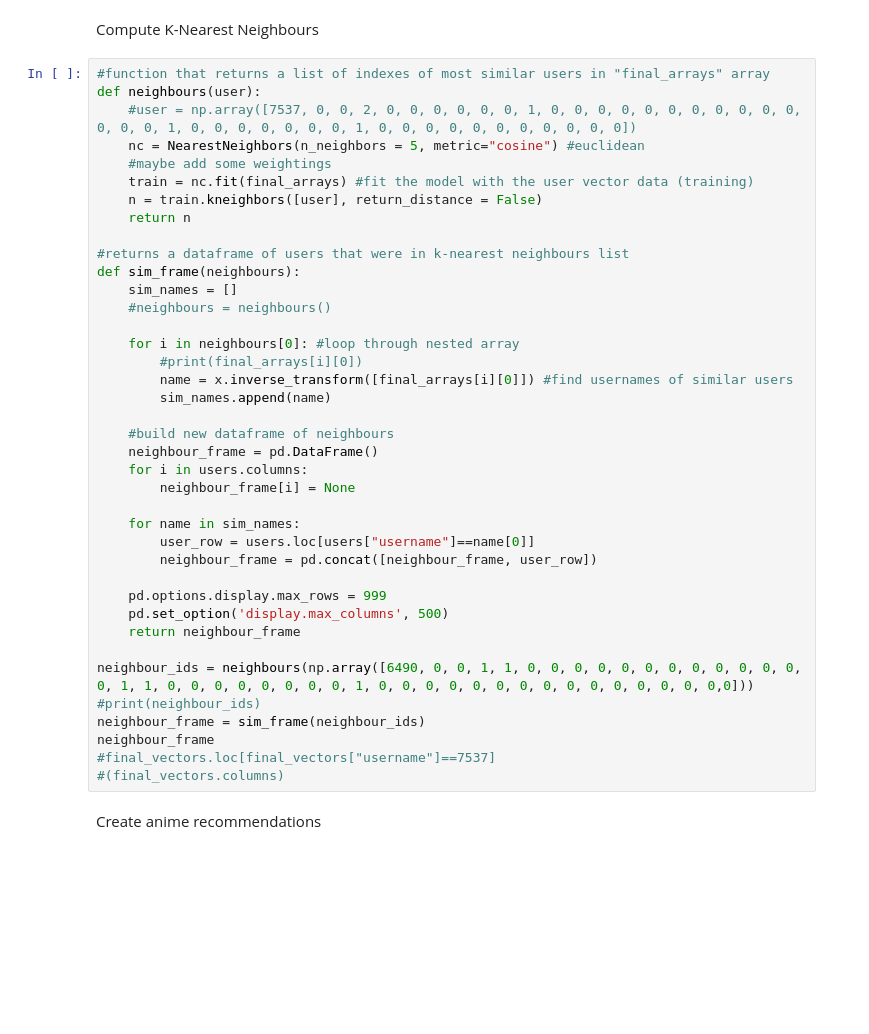
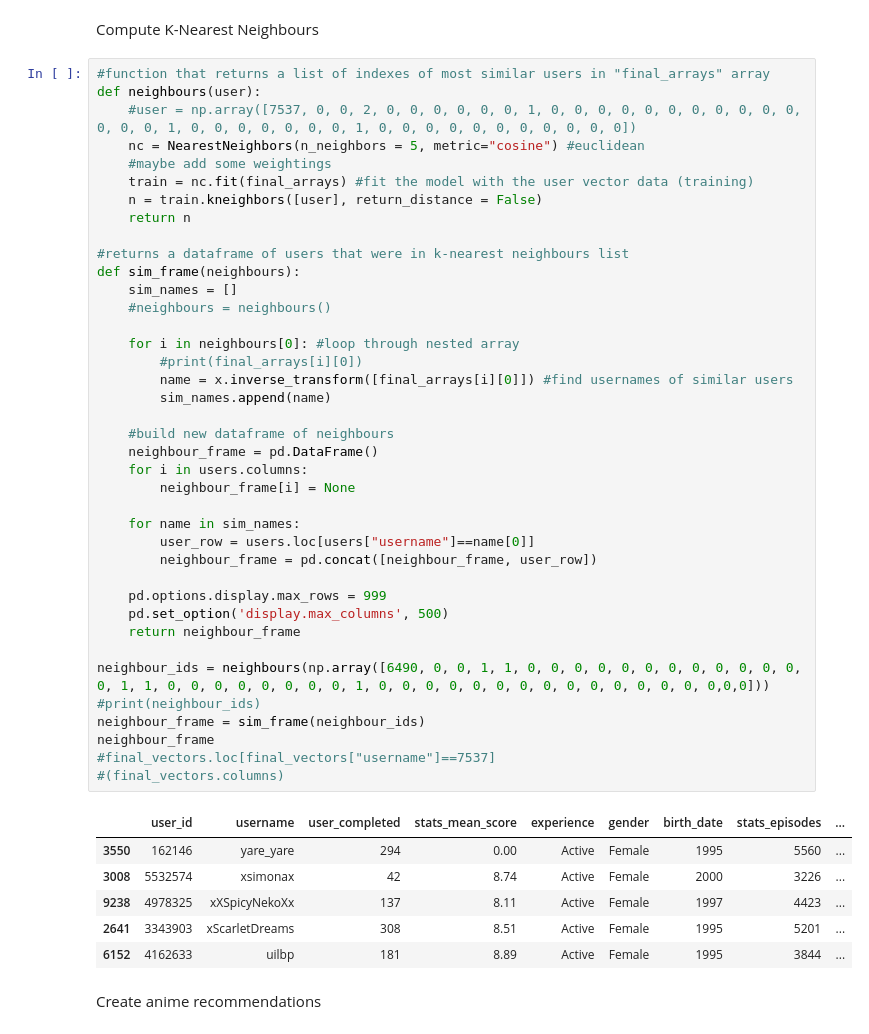
Before and after one commit to tito-thomas/anime-app, a Jupyter notebook: neighbours.ipynb, the cells around one changed output. Saved outputs shown, nothing was run; the diff lists cells and outputs as text; blank space fills up the shorter version.

```diff
--- a/neighbours.ipynb
+++ b/neighbours.ipynb
@@ -52,34 +66,41 @@ def neighbours(user):
     return n
 
 #returns a dataframe of users that were in k-nearest neighbours list
 def sim_frame(neighbours):
     sim_names = []
     #neighbours = neighbours()
 
     for i in neighbours[0]: #loop through nested array
         #print(final_arrays[i][0])
         name = x.inverse_transform([final_arrays[i][0]]) #find usernames of similar users
         sim_names.append(name)
 
     #build new dataframe of neighbours
     neighbour_frame = pd.DataFrame()
     for i in users.columns:
         neighbour_frame[i] = None
 
     for name in sim_names:
         user_row = users.loc[users["username"]==name[0]]
         neighbour_frame = pd.concat([neighbour_frame, user_row])
 
     pd.options.display.max_rows = 999
     pd.set_option('display.max_columns', 500)
     return neighbour_frame
 
-neighbour_ids = neighbours(np.array([6490, 0, 0, 1, 1, 0, 0, 0, 0, 0, 0, 0, 0, 0, 0, 0, 0, 0, 1, 1, 0, 0, 0, 0, 0, 0, 0, 0, 1, 0, 0, 0, 0, 0, 0, 0, 0, 0, 0, 0, 0, 0, 0, 0,0]))
+neighbour_ids = neighbours(np.array([6490, 0, 0, 1, 1, 0, 0, 0, 0, 0, 0, 0, 0, 0, 0, 0, 0, 0, 1, 1, 0, 0, 0, 0, 0, 0, 0, 0, 1, 0, 0, 0, 0, 0, 0, 0, 0, 0, 0, 0, 0, 0, 0, 0,0,0]))
 #print(neighbour_ids)
 neighbour_frame = sim_frame(neighbour_ids)
 neighbour_frame
 #final_vectors.loc[final_vectors["username"]==7537]
 #(final_vectors.columns)
+# %% [output]
+|  | user_id | username | user_completed | stats_mean_score | experience | gender | birth_date | stats_episodes | ... |
+| 3550 | 162146 | yare_yare | 294 | 0.00 | Active | Female | 1995 | 5560 | ... |
+| 3008 | 5532574 | xsimonax | 42 | 8.74 | Active | Female | 2000 | 3226 | ... |
+| 9238 | 4978325 | xXSpicyNekoXx | 137 | 8.11 | Active | Female | 1997 | 4423 | ... |
+| 2641 | 3343903 | xScarletDreams | 308 | 8.51 | Active | Female | 1995 | 5201 | ... |
+| 6152 | 4162633 | uilbp | 181 | 8.89 | Active | Female | 1995 | 3844 | ... |
 # %% [markdown]
 Create anime recommendations
 # %%
```
Also changed, not shown: parts of 8 cells of this notebook, 2 other files.
